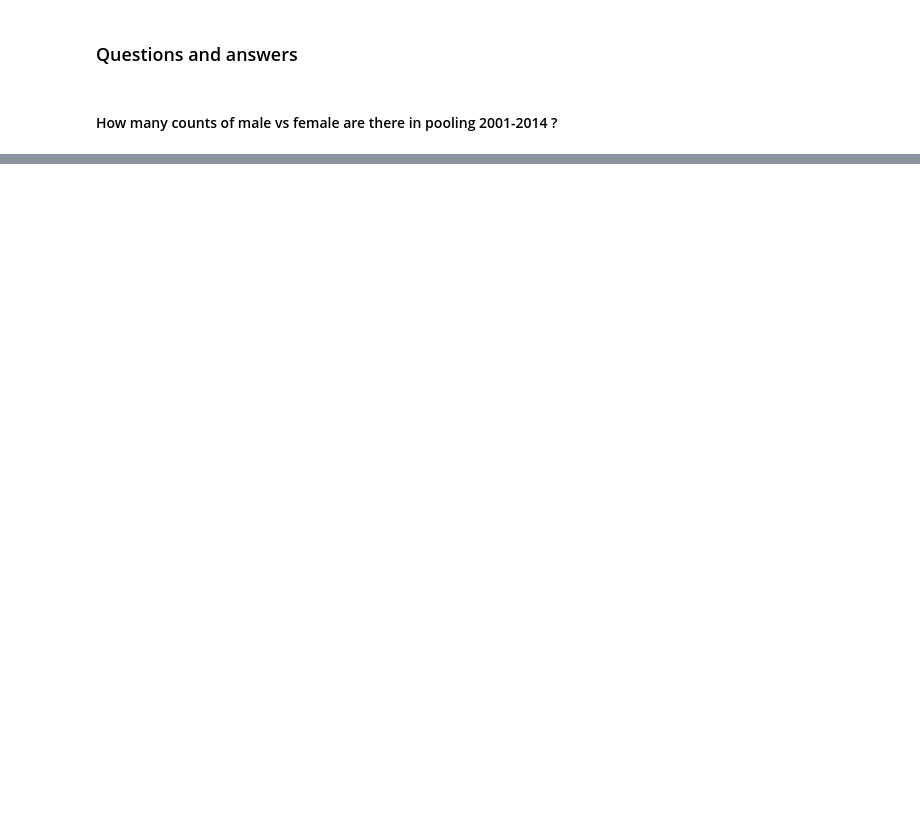
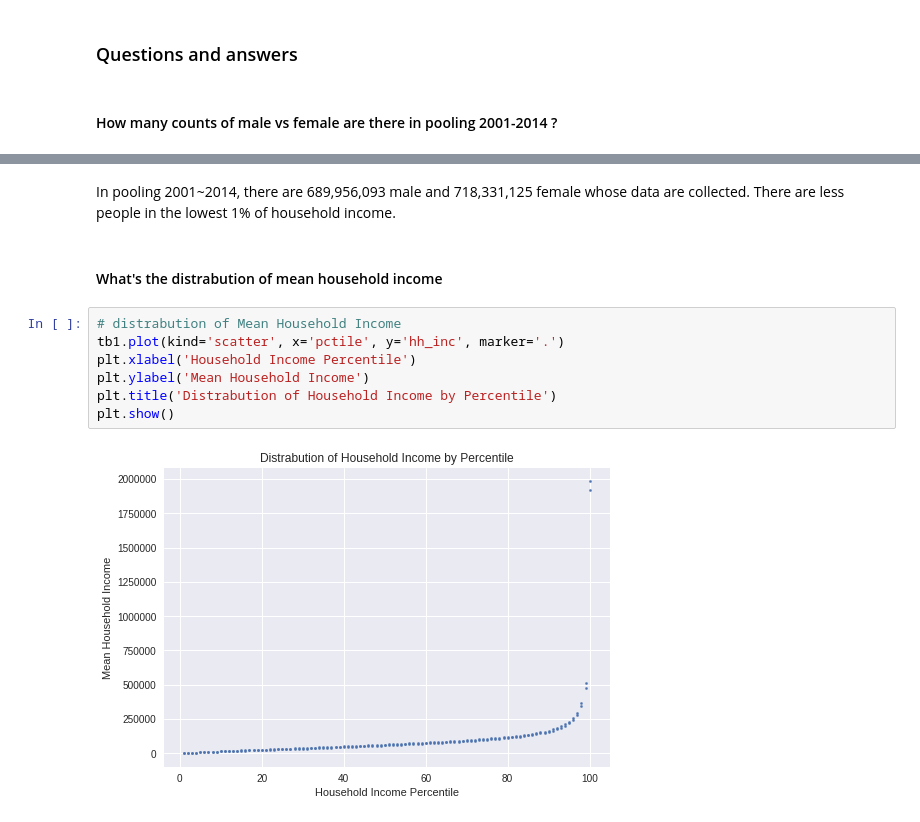
Before and after one commit to anxin16/Capstone-Project-2, a Jupyter notebook: Data-Story/Health-Wealth2.ipynb, the cells around one changed output, grey strips where cells are left out. Cells and saved outputs as stored; diff of their text form; blank space fills up the shorter version.

```diff
--- a/Data-Story/Health-Wealth2.ipynb
+++ b/Data-Story/Health-Wealth2.ipynb
@@ -123,0 +49,13 @@ plt.show()
+# %% [markdown]
+In pooling 2001~2014, there are 689,956,093 male and 718,331,125 female whose data are collected. There are less people in the lowest 1% of household income.
+# %% [markdown]
+#### What's the distrabution of mean household income
+# %%
+# distrabution of Mean Household Income
+tb1.plot(kind='scatter', x='pctile', y='hh_inc', marker='.')
+plt.xlabel('Household Income Percentile')
+plt.ylabel('Mean Household Income')
+plt.title('Distrabution of Household Income by Percentile')
+plt.show()
+# %% [output]
+[figure, added]
```
Also changed, not shown: parts of 64 cells of this notebook, 2 other files.
